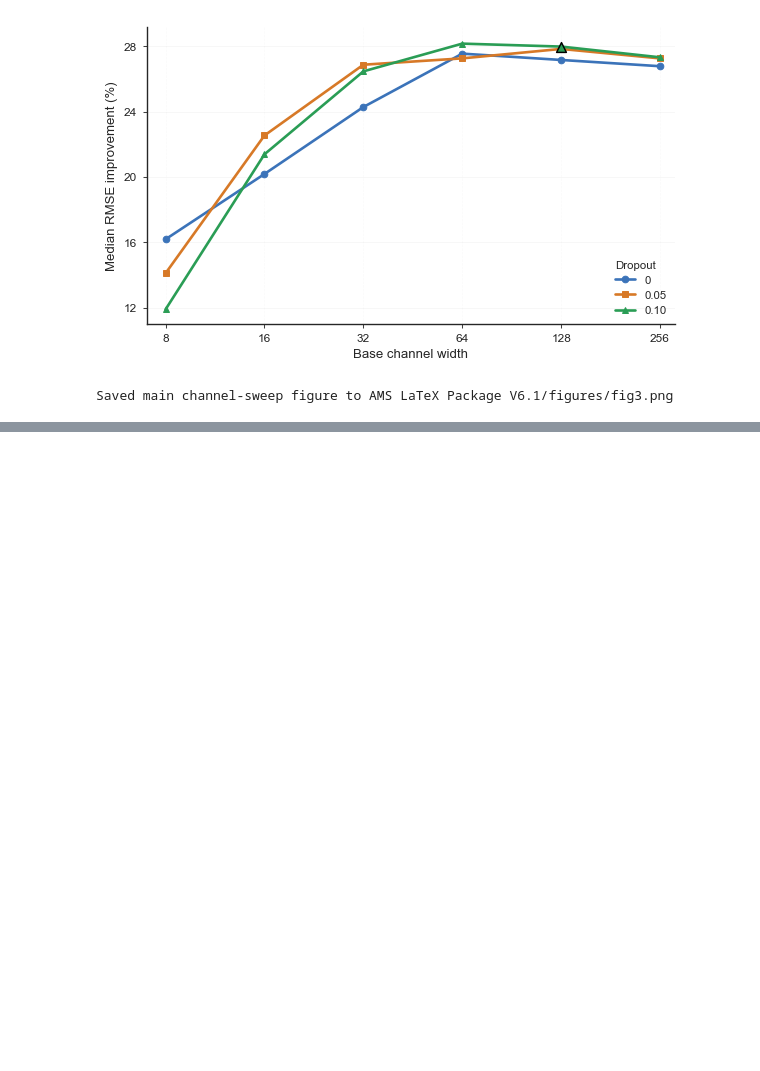
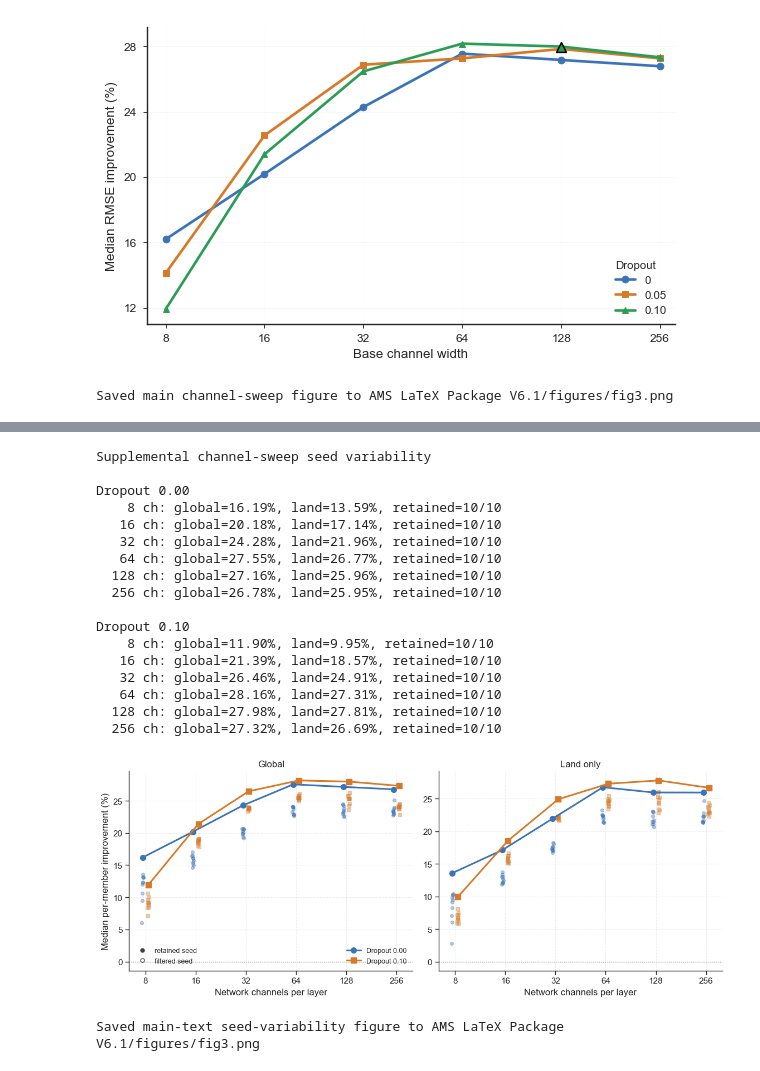
Before and after one commit to evanwellmeyer/precio_pr_dpdk, a Jupyter notebook: channel_sweep.ipynb, the cells around one changed output, grey strips where cells are left out. Cells and saved outputs as stored; diff of their text form; code cells hidden in the pictures; blank space fills up the shorter version.

Commit message:
clean up channel sweep

```diff
--- a/channel_sweep.ipynb
+++ b/channel_sweep.ipynb
@@ -51,7 +51,6 @@ def load_pct(suffix=""):
     return out
 
 pct_improvement     = load_pct("")
-pct_improvement_dr  = load_pct("_dr0.05")
 pct_improvement_dr1 = load_pct("_dr0.1")
 
 # --------------------------
@@ -71,11 +70,9 @@ fig, ax = plt.subplots(figsize=(5.8, 3.45))
 
 c_soft = "#3B73B9"
 c_dr   = "#D77927"
-c_dr1  = "#2A9D55"
 line_specs = [
     (pct_improvement,     c_soft, "o", "0"),
-    (pct_improvement_dr,  c_dr,   "s", "0.05"),
-    (pct_improvement_dr1, c_dr1,  "^", "0.10"),
+    (pct_improvement_dr1, c_dr,  "s", "0.10"),
 ]
 
 for values, color, marker, label in line_specs:
@@ -351,6 +348,6 @@ Decision: keep Fig. 3 simple. No larger checked channel count has larger retaine
 Note: calibration, NLL/CRPS, and spatial-smoothness comparisons are not in these saved channel-sweep arrays. Computing them for these channel counts would require rerunning probabilistic inference or  ...
 # %%
-# Supplemental Fig. S4: channel-sweep seed variability across dropout rates
+# Main Fig. 3: channel-sweep seed variability across dropout rates
 import numpy as np
 import matplotlib.pyplot as plt
 from matplotlib.lines import Line2D
@@ -358,10 +355,9 @@ from matplotlib.lines import Line2D
 supp_sweep_channels = channels
 supp_dropout_configs = [
     ("", "Dropout 0.00", c_soft, "o"),
-    ("_dr0.05", "Dropout 0.05", c_dr, "s"),
-    ("_dr0.1", "Dropout 0.10", c_dr1, "^"),
+    ("_dr0.1", "Dropout 0.10", c_dr, "s"),
 ]
-appendix_out = Path("AMS LaTeX Package V6.1/figures/figA1.png")
+main_fig_out = Path("AMS LaTeX Package V6.1/figures/fig3.png")
 
 
 def pct_improve(baseline_rmse, model_rmse):
@@ -423,7 +419,7 @@ sns.set_style("ticks")
 fig, axes = plt.subplots(1, 2, figsize=(11.5, 4.6), sharex=True)
 
 # Multiplicative offsets keep dropout groups separated on a log2 x-axis.
-offsets = {"": -0.055, "_dr0.05": 0.0, "_dr0.1": 0.055}
+offsets = {"": -0.035, "_dr0.1": 0.035}
 seed_jitter = np.linspace(-0.015, 0.015, 10)
 
 for ax, seed_key, ens_key, title in [
@@ -454,33 +450,53 @@ for ax, seed_key, ens_key, title in [
                     alpha=0.38 if retained else 0.8,
                     zorder=2,
                 )
         ax.plot(xs, ys, color=color, marker=marker, lw=2.2, ms=7, label=label, zorder=4)
 
     ax.axhline(0, color="0.55", linestyle=":", linewidth=1.0)
     ax.set_xscale("log", base=2)
     ax.set_xticks(supp_sweep_channels)
     ax.set_xticklabels([str(ch) for ch in supp_sweep_channels])
     ax.set_xlabel("Network channels per layer")
     ax.set_title(title)
     ax.grid(True, which="major", linestyle="--", alpha=0.35)
     sns.despine(ax=ax)
 
 axes[0].set_ylabel("Median per-member improvement (%)")
 
 line_handles = [
     Line2D([0], [0], color=color, marker=marker, lw=2.2, ms=7, label=label)
     for _, label, color, marker in supp_dropout_configs
 ]
 seed_handles = [
     Line2D([0], [0], marker="o", color="0.25", markerfacecolor="0.25", linestyle="None", ms=5, label="retained seed"),
     Line2D([0], [0], marker="o", color="0.25", markerfacecolor="white", linestyle="None", ms=5, label="filtered seed"),
 ]
 leg1 = axes[0].legend(handles=line_handles, frameon=False, loc="lower right", fontsize=9)
 axes[0].add_artist(leg1)
 axes[0].legend(handles=seed_handles, frameon=False, loc="lower left", fontsize=9)
 
 plt.tight_layout()
-appendix_out.parent.mkdir(parents=True, exist_ok=True)
-fig.savefig(appendix_out, dpi=300, bbox_inches="tight")
+main_fig_out.parent.mkdir(parents=True, exist_ok=True)
+fig.savefig(main_fig_out, dpi=300, bbox_inches="tight")
 plt.show()
-print(f"Saved appendix seed-variability figure to {appendix_out}")
+print(f"Saved main-text seed-variability figure to {main_fig_out}")
+# %% [output]
+Supplemental channel-sweep seed variability
+
+Dropout 0.00
+    8 ch: global=16.19%, land=13.59%, retained=10/10
+   16 ch: global=20.18%, land=17.14%, retained=10/10
+   32 ch: global=24.28%, land=21.96%, retained=10/10
+   64 ch: global=27.55%, land=26.77%, retained=10/10
+  128 ch: global=27.16%, land=25.96%, retained=10/10
+  256 ch: global=26.78%, land=25.95%, retained=10/10
+
+Dropout 0.10
+    8 ch: global=11.90%, land=9.95%, retained=10/10
+   16 ch: global=21.39%, land=18.57%, retained=10/10
+   32 ch: global=26.46%, land=24.91%, retained=10/10
+   64 ch: global=28.16%, land=27.31%, retained=10/10
+  128 ch: global=27.98%, land=27.81%, retained=10/10
+  256 ch: global=27.32%, land=26.69%, retained=10/10
+[figure, added]
+Saved main-text seed-variability figure to AMS LaTeX Package V6.1/figures/fig3.png
```
Also changed, not shown: parts of 1 cell of this notebook, 2 other files.
